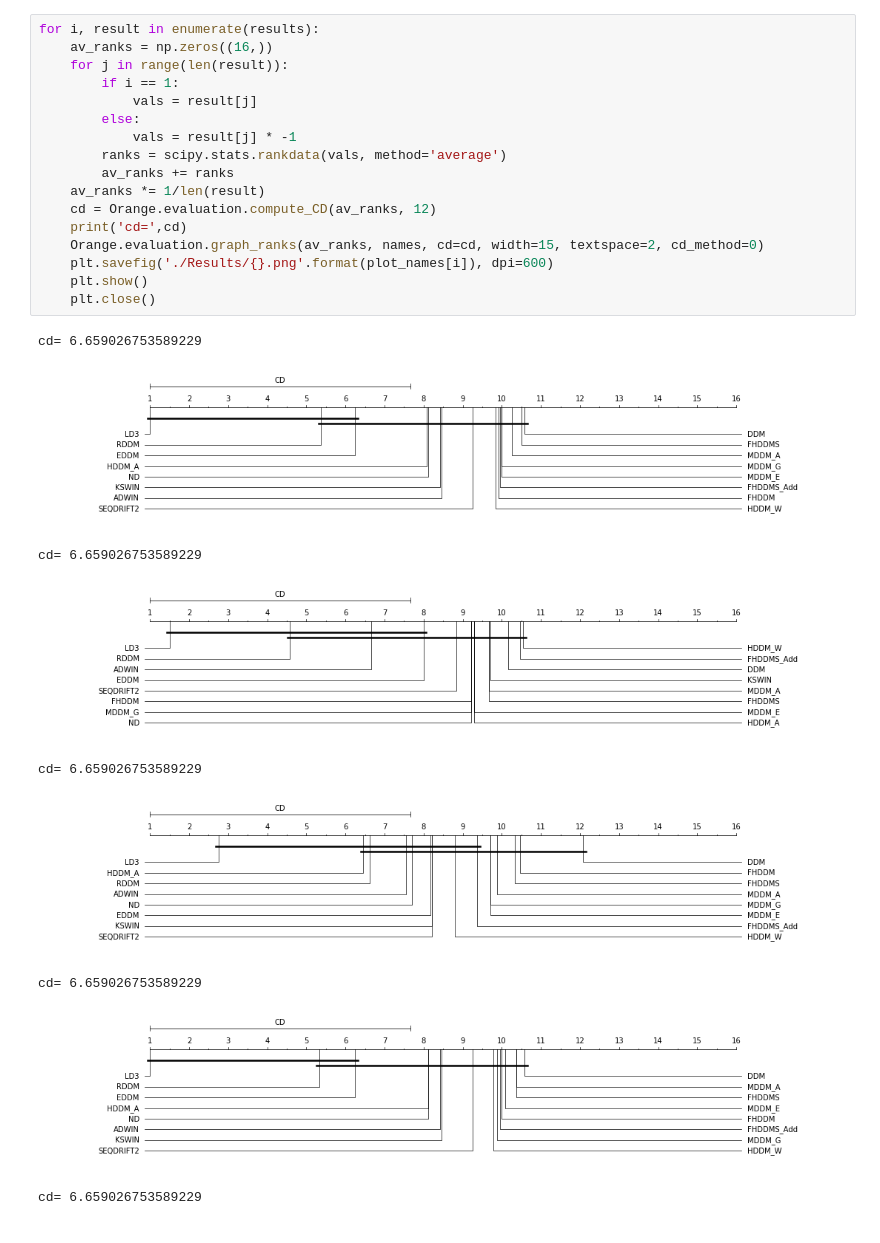
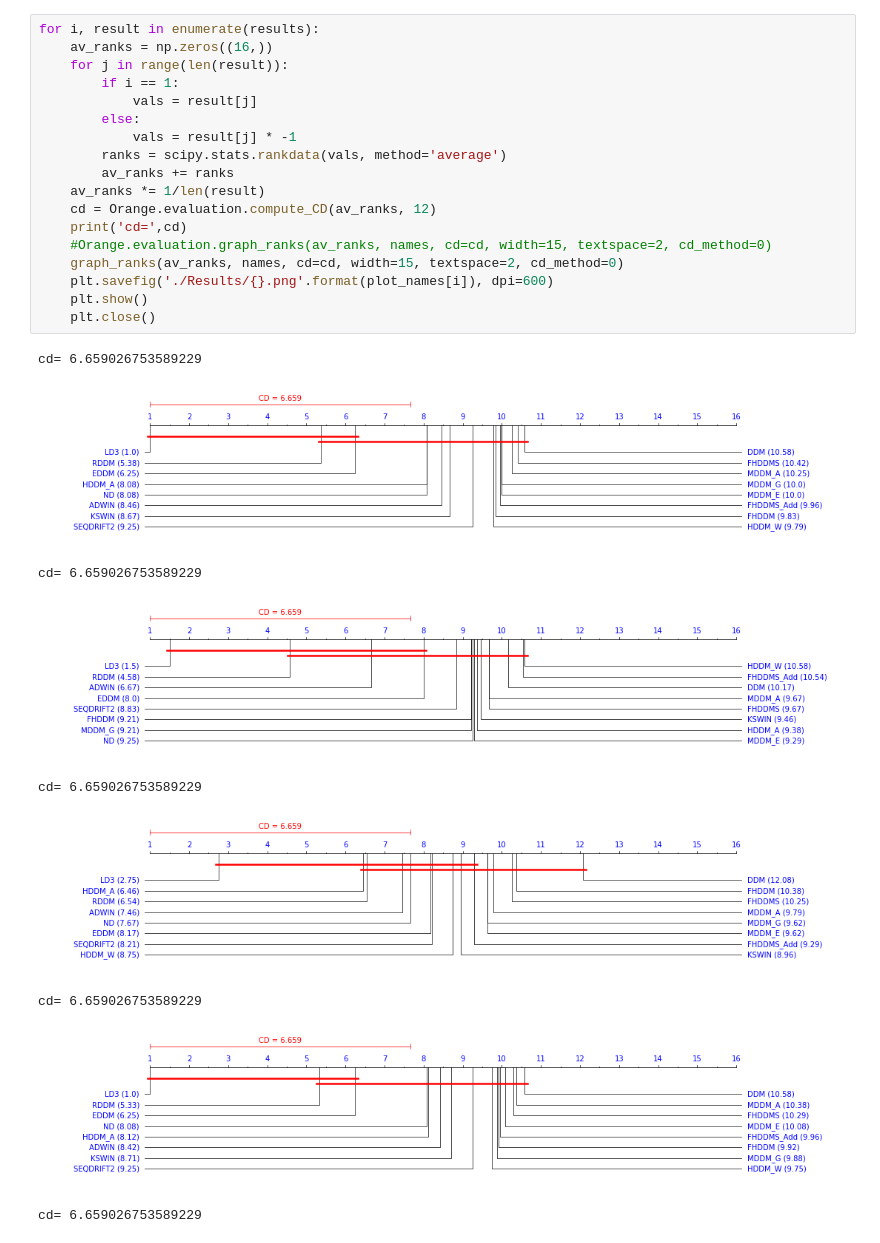
Before and after one commit to eldarfin/LD3-Label-Dependency-Drift-Detector, a Jupyter notebook: nemenyi.ipynb, the cells around one changed output. Saved outputs shown, nothing was run; the diff lists cells and outputs as text.

```diff
--- a/nemenyi.ipynb
+++ b/nemenyi.ipynb
@@ -18,27 +277,28 @@ plot_names=['nemenyi_acc', 'nemenyi_hamming', 'nemenyi_f1ex', 'nemenyi_f1mic', '
 # %%
 for i, result in enumerate(results):
     av_ranks = np.zeros((16,))
     for j in range(len(result)):
         if i == 1:
             vals = result[j]
         else:
             vals = result[j] * -1
         ranks = scipy.stats.rankdata(vals, method='average')
         av_ranks += ranks
     av_ranks *= 1/len(result)
     cd = Orange.evaluation.compute_CD(av_ranks, 12)
     print('cd=',cd)
-    Orange.evaluation.graph_ranks(av_ranks, names, cd=cd, width=15, textspace=2, cd_method=0)
+    #Orange.evaluation.graph_ranks(av_ranks, names, cd=cd, width=15, textspace=2, cd_method=0)
+    graph_ranks(av_ranks, names, cd=cd, width=15, textspace=2, cd_method=0)
     plt.savefig('./Results/{}.png'.format(plot_names[i]), dpi=600)
     plt.show()
     plt.close()
 # %% [output]
 cd= 6.659026753589229
-[figure, old version]
+[figure, new version]
 cd= 6.659026753589229
-[figure, old version]
+[figure, new version]
 cd= 6.659026753589229
-[figure, old version]
+[figure, new version]
 cd= 6.659026753589229
-[figure, old version]
+[figure, new version]
 cd= 6.659026753589229
```
Also changed, not shown: parts of 6 cells of this notebook, 9 other files.
